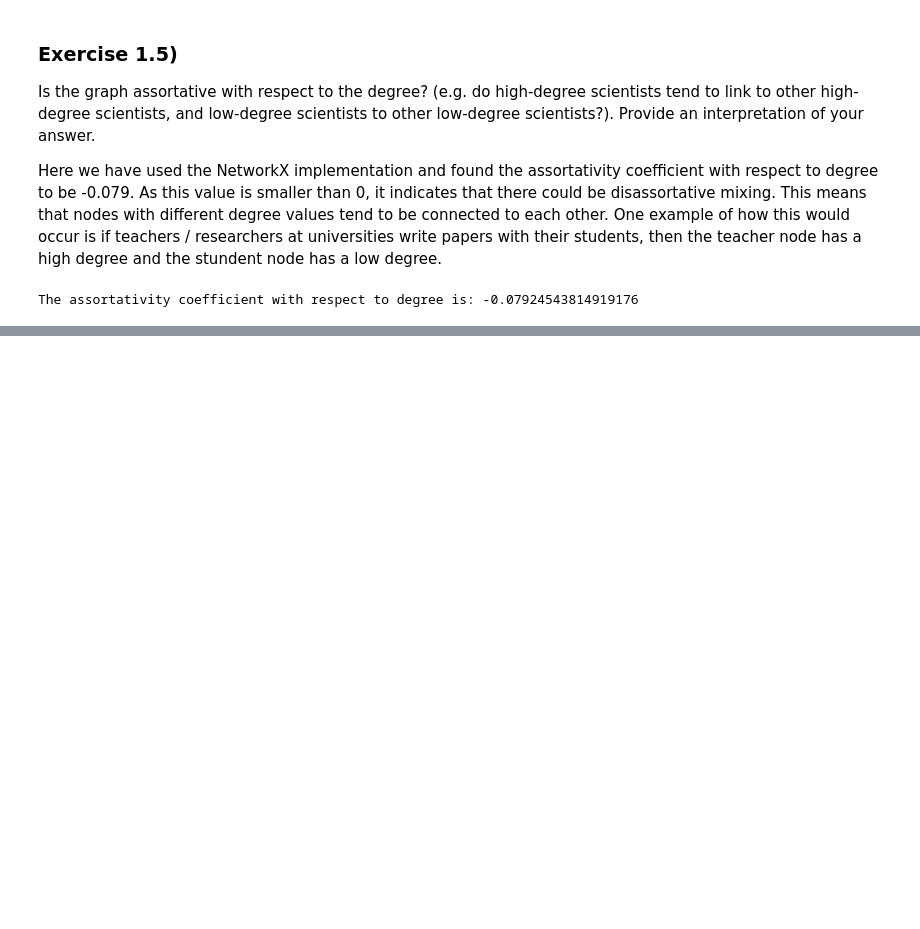
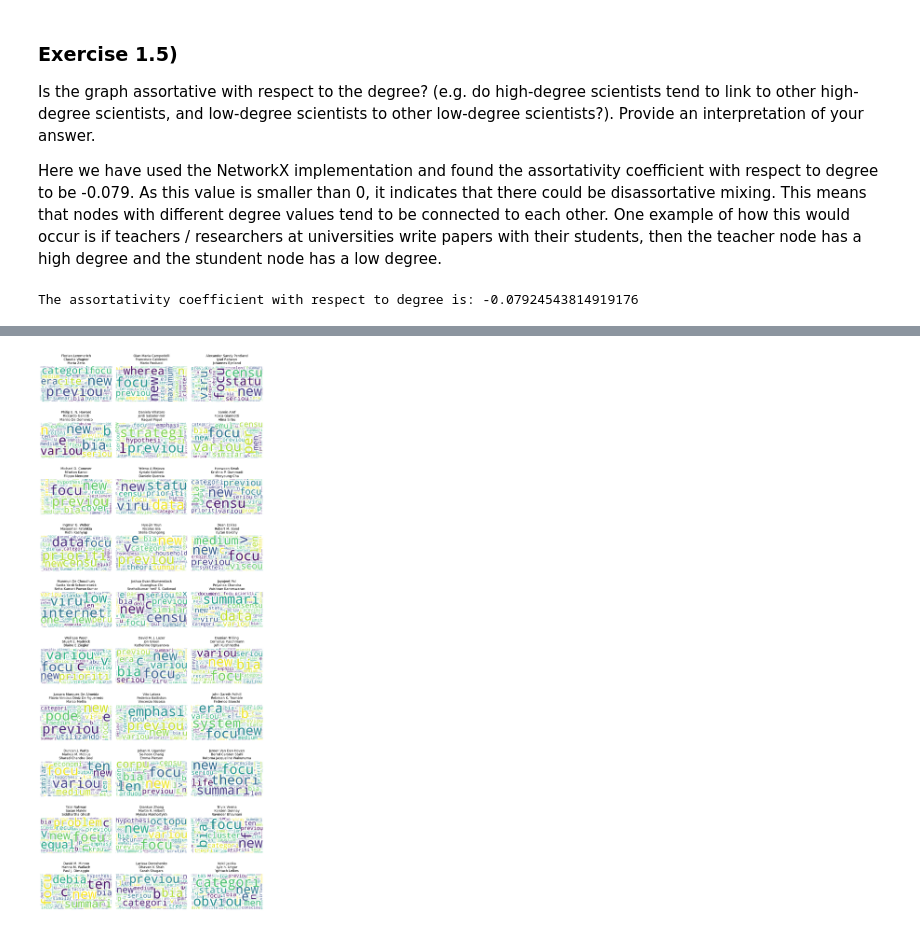
Before and after one commit to c-wejendorp/ComSocSciAssignment2Group1, a Jupyter notebook: Assignment2.ipynb, the cells around one changed output, grey strips where cells are left out. Cells and saved outputs as stored; diff of their text form; code cells hidden in the pictures; blank space fills up the shorter version.

```diff
--- a/Assignment2.ipynb
+++ b/Assignment2.ipynb
@@ -158,0 +672,19 @@ The assortativity coefficient with respect to degree is: -0.07924543814919176
+# %%
+# Determine degree of all nodes
+import pandas as pd
+degree = dict(G.degree())
+nx.set_node_attributes(G, degree, name="degree")
+df=pd.DataFrame.from_dict(dict(G.nodes(data=True)), orient='index')
+
+# Extract top 3 authors for each community by degree
+top3authors = []
+for i in range(num_communities):
+    authors = [node for node in G.nodes(data=True) if node[1]['group'] == i]
+    top3authors.append(sorted(authors, key=lambda x: x[1]['degree'], reverse=True)[:3])
+    # Extract their names
+    top3authors[i] = [x[1]['name'] for x in top3authors[i]]
+
+print("Top 3 authors for each community:")
+for i in top9communities:
+    authors = top3authors[i]
+    print(f"{i}) : {authors}")
@@ -158,0 +740,28 @@ The assortativity coefficient with respect to degree is: -0.07924543814919176
+# %%
+# Extract the top 3 authors (by degree) for each community
+top3authors = []
+for i in range(num_communities):
+    authors = [node for node in G.nodes(data=True) if node[1]['group'] == i]
+    top3authors.append(sorted(authors, key=lambda x: x[1]['degree'], reverse=True)[:3])
+    top3authors[i] = [x[1]['name'] for x in top3authors[i]]  # Extract their names
+
+texts = [" ".join(TF_IDF[i]) for i in range(num_communities)]
+# %%
+from wordcloud import WordCloud
+import matplotlib.pyplot as plt
+
+
+# Generate wordclouds for each community with suplots
+fig, axes = plt.subplots(10, 3, figsize=(10, 25))
+for i, ax in enumerate(axes.flatten()):
+    text = texts[i]
+    wordcloud = WordCloud(width=800, height=400, max_font_size=150, background_color="white").generate(text)
+    ax.imshow(wordcloud, interpolation='bilinear')
+    ax.axis("off")
+    ax.set_title("\n".join(top3authors[i]), fontsize=10)
+plt.tight_layout()
+plt.show()
+
+# 1 minutes
+# %% [output]
+[figure, added]
```
Also changed, not shown: parts of 65 cells of this notebook, 1 other file.
